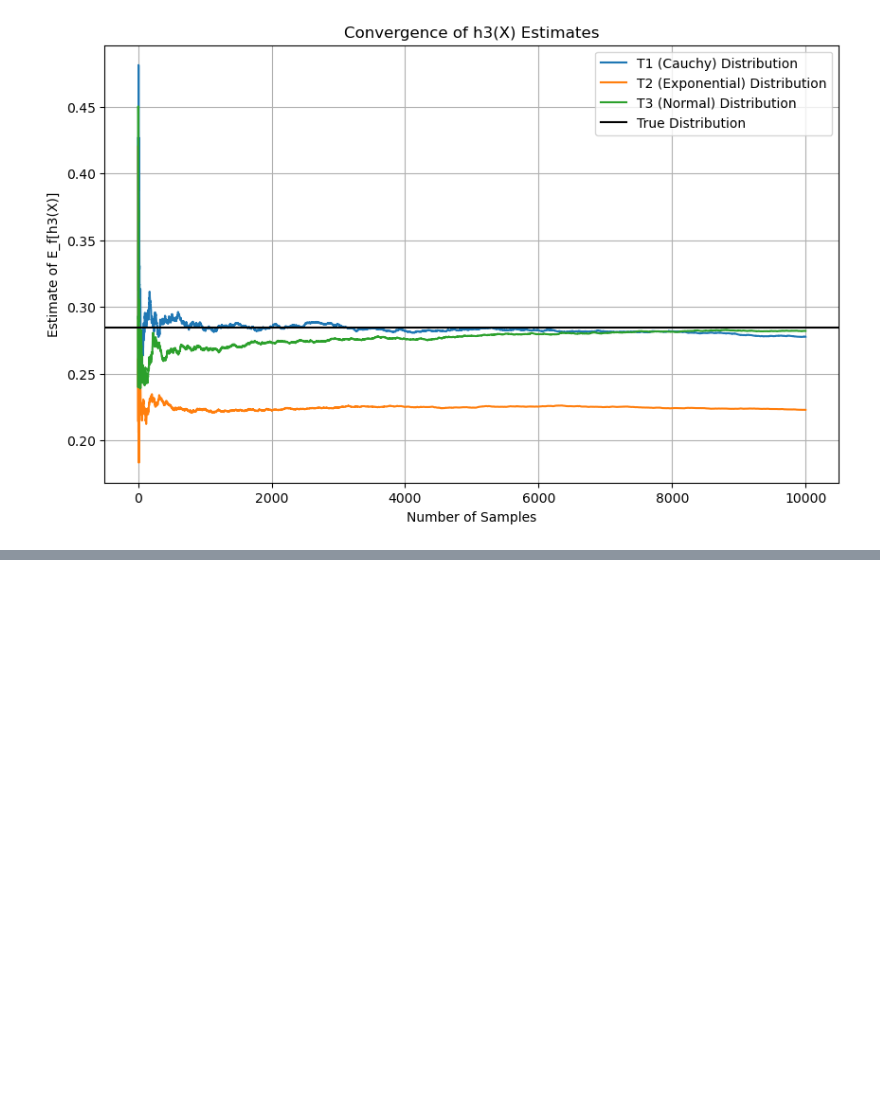
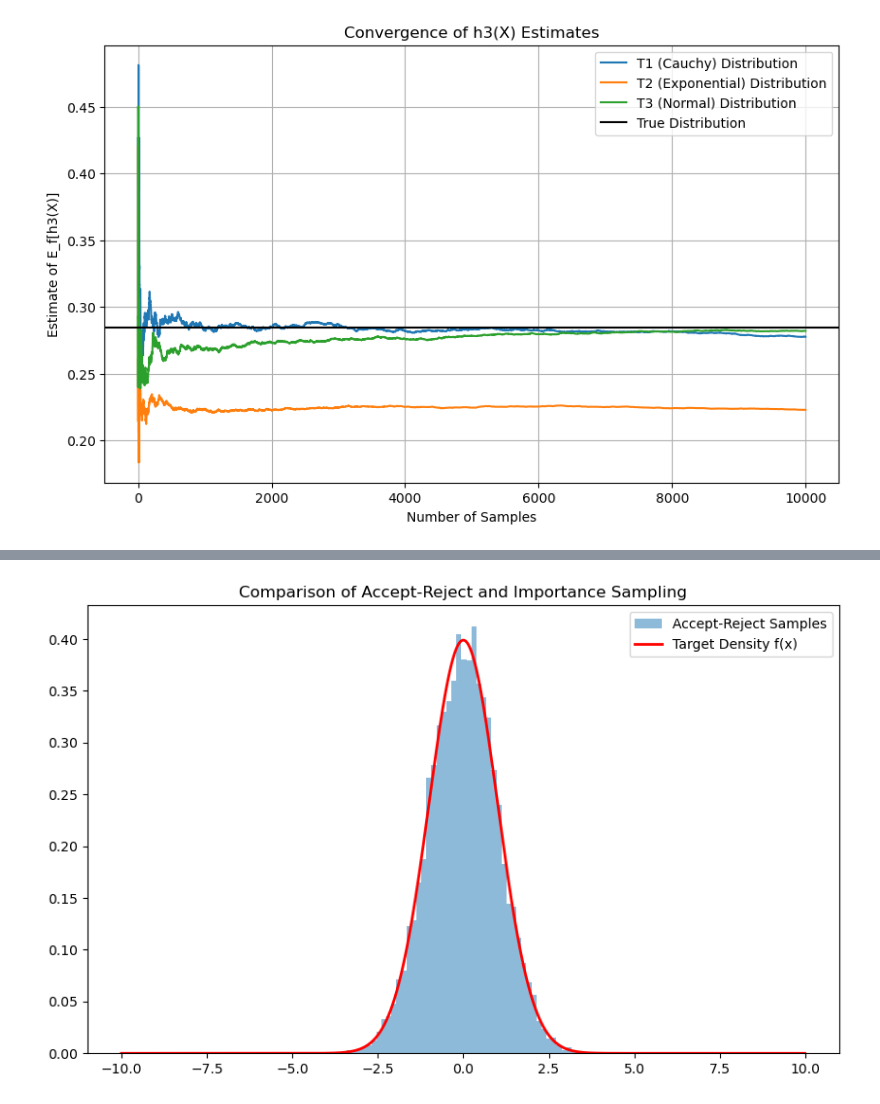
Before and after one commit to rocky115/DeepMythomatics, a Jupyter notebook: Vibrant_Chaotic_Intelligence/Chapter-3/Chapter-3_ଦେଓମାଲି_Carlos_Montes_4.ipynb, the cells around one changed output, grey strips where cells are left out. Drawn from its saved outputs; the diff is of its cells as text; code cells hidden in the pictures; blank space fills up the shorter version.

```diff
--- a/Vibrant_Chaotic_Intelligence/Chapter-3/Chapter-3_ଦେଓମାଲି_Carlos_Montes_4.ipynb
+++ b/Vibrant_Chaotic_Intelligence/Chapter-3/Chapter-3_ଦେଓମାଲି_Carlos_Montes_4.ipynb
@@ -328,0 +717,90 @@ for h, h_label in zip(h_functions, ["h1", "h2", "h3"]):
+# %%
+import random
+import math
+import matplotlib.pyplot as plt
+
+# Define the target density f(x) (e.g., standard normal distribution)
+def target_density(x):
+    return (1 / math.sqrt(2 * math.pi)) * math.exp(-0.5 * x**2)
+
+# Define the proposal density g(x) (e.g., normal distribution with larger variance)
+def proposal_density(x):
+    return (1 / math.sqrt(2 * math.pi * 4)) * math.exp(-0.5 * (x**2) / 4)
+
+# Define the function h(x) to estimate the expectation of (e.g., h(x) = x)
+def h(x):
+    return x
+
+# Accept-Reject method
+def accept_reject_sample(n, M):
+    accepted_samples = []
+    rejected_samples = []
+    while len(accepted_samples) < n:
+        # Sample from the proposal distribution g(x)
+        y = random.gauss(0, 2)  # mean = 0, stddev = 2
+
+        # Sample a uniform random variable
+        u = random.random()  # uniform random variable in [0, 1)
+
+        # Accept or reject based on the ratio f(x) / (M * g(x))
+        if u <= target_density(y) / (M * proposal_density(y)):
+            accepted_samples.append(y)
+        else:
+            rejected_samples.append(y)
+
+    return accepted_samples, rejected_samples
+
+# Importance Sampling method
+def importance_sampling_sample(n):
+    # Generate n samples from the proposal distribution g(x)
+    samples = [random.gauss(0, 2) for _ in range(n)]
+
+    # Compute the importance weights
+    weights = [target_density(x) / proposal_density(x) for x in samples]
+
+    # Estimate the expectation of h(x) using importance sampling
+    estimator = sum(w * h(x) for w, x in zip(weights, samples)) / sum(weights)
+
+    return estimator
+
+# Estimator for h(Z) where Z's are the rejected samples
+def estimator_from_rejected_samples(rejected_samples, M):
+    estimator = sum(h(z) * (target_density(z) / (M * proposal_density(z)) - 1) for z in rejected_samples)
+    return estimator
+
+# Parameters
+n = 10000  # Number of accepted samples
+M = 2      # Constant for Accept-Reject method, should be M >= max(f(x) / g(x))
+
+# Generate samples using Accept-Reject method
+accept_reject_samples, rejected_samples = accept_reject_sample(n, M)
+
+# Estimate using Accept-Reject method
+accept_reject_estimate = sum(h(x) for x in accept_reject_samples) / len(accept_reject_samples)
+
+# Estimate using Importance Sampling method
+importance_sampling_estimate = importance_sampling_sample(n)
+
+# Estimate using modified estimator from rejected samples
+modified_estimate_from_rejected = estimator_from_rejected_samples(rejected_samples, M)
+
+# Display results
+print(f"Accept-Reject Estimator: {accept_reject_estimate}")
+print(f"Importance Sampling Estimator: {importance_sampling_estimate}")
+print(f"Modified Estimator from Rejected Samples: {modified_estimate_from_rejected}")
+
+# Plot the results to visualize the comparison
+plt.figure(figsize=(10, 6))
+
+# Histogram of Accept-Reject samples
+plt.hist(accept_reject_samples, bins=50, density=True, alpha=0.5, label='Accept-Reject Samples')
+
+# Overlay the target density f(x)
+x_vals = [i / 100 for i in range(-1000, 1000)]
+y_vals = [target_density(x) for x in x_vals]
+plt.plot(x_vals, y_vals, label='Target Density f(x)', color='red', linewidth=2)
+
+plt.title("Comparison of Accept-Reject and Importance Sampling")
+plt.legend()
+plt.show()
+# %% [output]
@@ -328,0 +810 @@ for h, h_label in zip(h_functions, ["h1", "h2", "h3"]):
+[figure, added]
```
Also changed, not shown: parts of 7 cells of this notebook, 1 other file.
